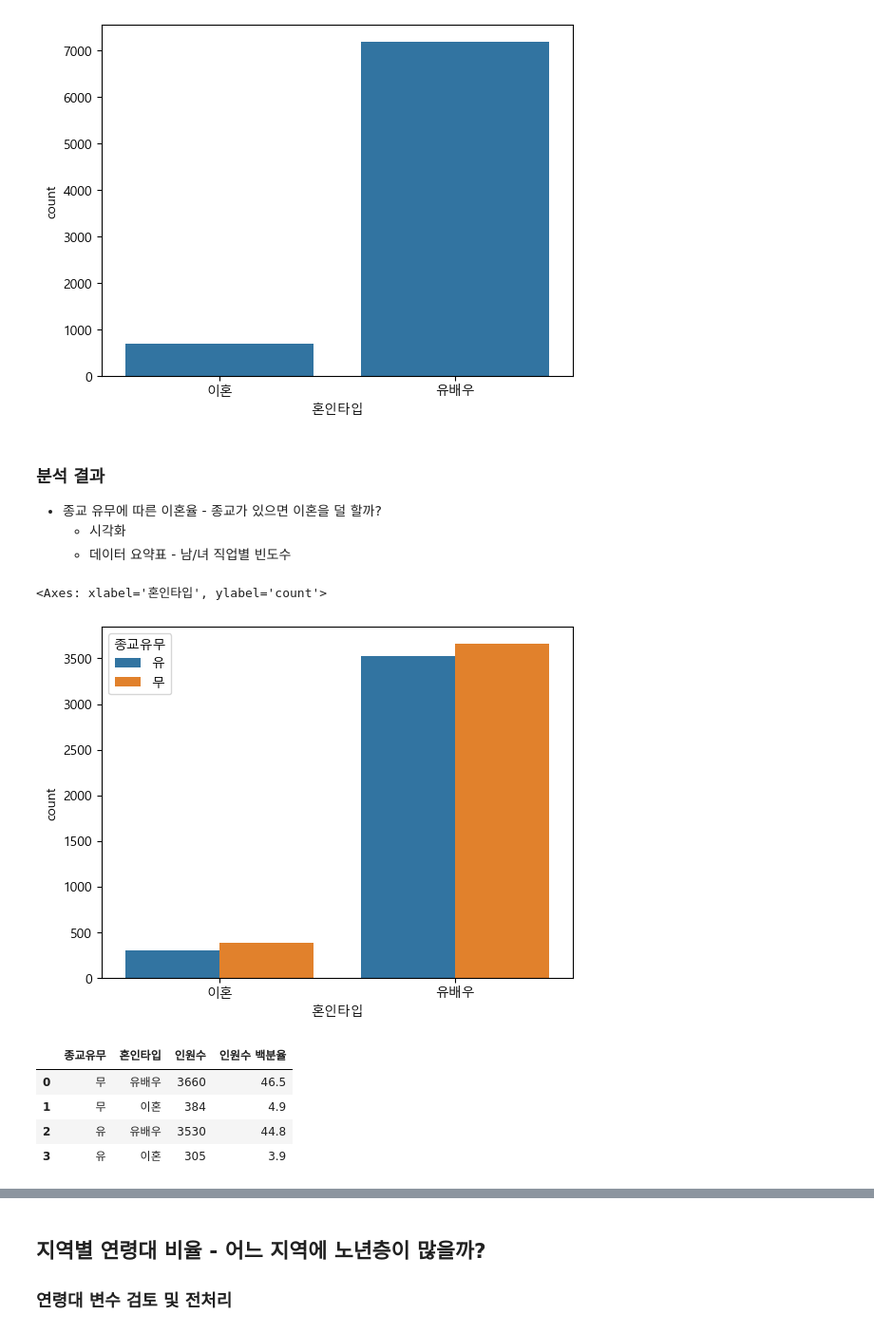
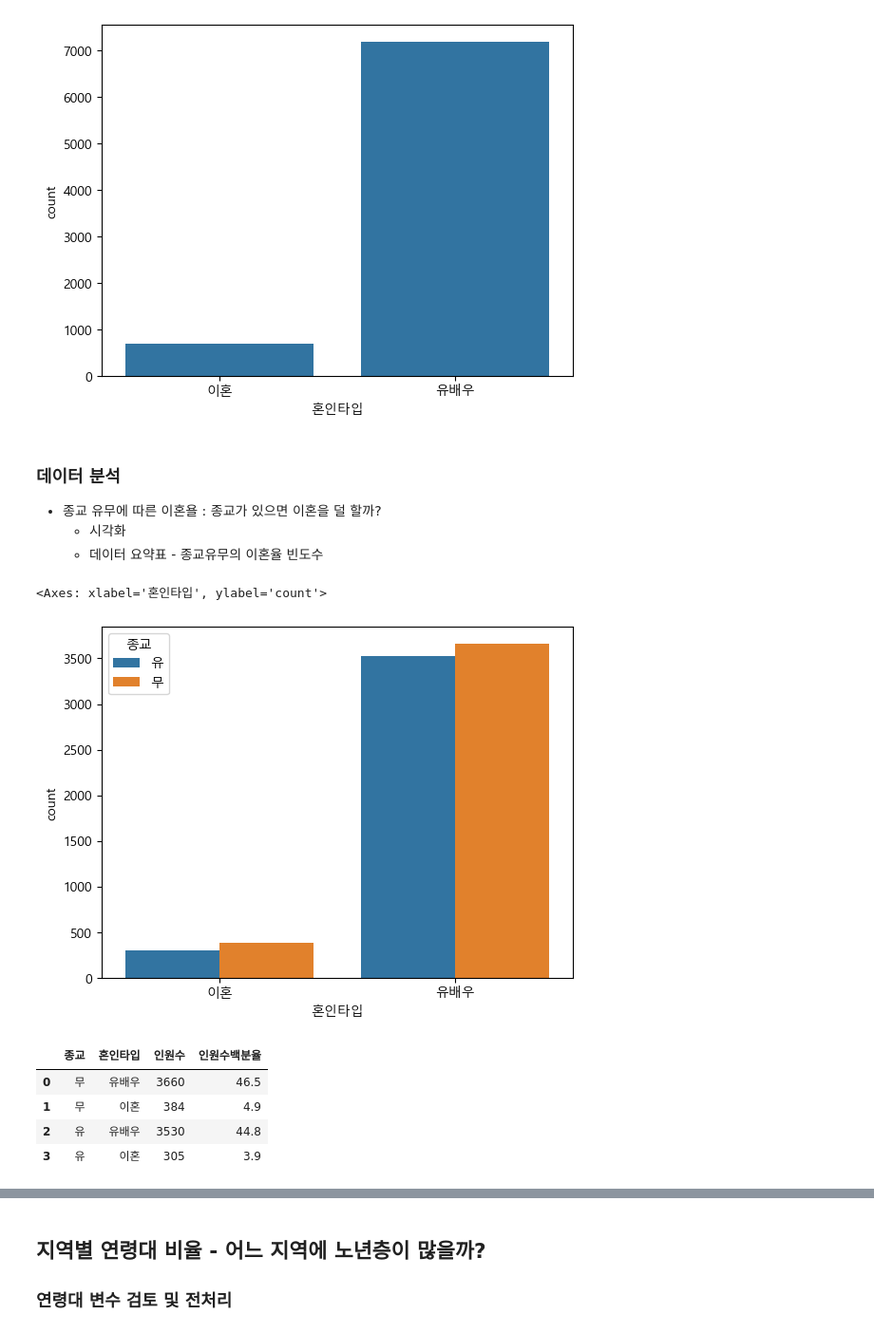
Before and after one commit to teacher88/AI, a Jupyter notebook: Basic/06_Project.ipynb, the cells around one changed output, grey strips where cells are left out. Shown: that part at 95% size. Cells and saved outputs as stored; diff of their text form; code cells hidden in the pictures.

```diff
--- a/Basic/06_Project.ipynb
+++ b/Basic/06_Project.ipynb
@@ -984,7 +975,7 @@ person.shape
 # %% [output]
 (14418, 7)
 # %%
-# joblist 데이터 파일 가져오기
-job_list=pd.read_excel('./Data/pandas/project/joblist.xlsx')
+job_list=pd.read_excel('./data/pandas/project/joblist.xlsx')
 job_list.shape
+job_list.head(2)
 # %% [output]
@@ -992,6 +985,5 @@ job_list.shape
 # %%
-# 병합
-pj_merage=person.merge(job_list, on='직업코드', how='left')
-pj_merage.shape
+pj_mearage=person.merge(job_list, on='직업코드', how='left')
+pj_mearage.shape
 # %% [output]
 (14418, 8)
@@ -1007,5 +990,5 @@ pj_merage.head()
 # %%
-ex_seven=pj_merage.copy()
+ex_seven=pj_mearage.copy()
 ex_seven.head()
 # %% [output]
 |  | 성별 | 태어난연도 | 혼인상태 | 종교 | 월급 | 직업코드 | 지역코드 | 직무내용 |
@@ -1045,6 +1028,4 @@ Name: count, dtype: int64
 # %%
-ex_seven['종교유무']=np.where(ex_seven['종교']==1, '유', '무')
-# ex_seven['종교유무']=np.where(ex_seven['종교']==1, '유',
-#                             np.where(ex_seven['종교']==2, '무', '없음'))
-ex_seven['종교유무'].value_counts()
+ex_seven['종교']=np.where(ex_seven['종교']==1, '유', '무')
+ex_seven['종교'].value_counts()
 # %% [output]
@@ -1102,22 +1076,22 @@ sns.countplot(data=rel_df, x='혼인타입')
 <Axes: xlabel='혼인타입', ylabel='count'>
 [figure]
 # %% [markdown]
-### 분석 결과
-* 종교 유무에 따른 이혼율 - 종교가 있으면 이혼을 덜 할까?
-  - 시각화
-  - 데이터 요약표 - 남/녀 직업별 빈도수
+### 데이터 분석
+- 종교 유무에 따른 이혼욜 : 종교가 있으면 이혼을 덜 할까?
+    - 시각화
+    - 데이터 요약표 - 종교유무의 이혼율 빈도수
 # %%
-sns.countplot(data=rel_df, x='혼인타입', hue='종교유무')
+sns.countplot(data=rel_df, x='혼인타입', hue='종교')
 # %% [output]
 <Axes: xlabel='혼인타입', ylabel='count'>
-[figure, old version]
+[figure, new version]
 # %%
-# 데이터 요약표 - 종교별 그룹화 후 혼인타입으로 비율 구하기
-result=rel_df.groupby(['종교유무', '혼인타입'])['혼인타입'].count().reset_index(name="인원수")
-result['인원수 백분율']=round(result['인원수'] /  result['인원수'].sum() * 100, 1)
+# 데이터 요약표 - 종교별 그룹화 후 혼인 비율 구하기
+result=rel_df.groupby(['종교', '혼인타입'])['혼인타입'].count().reset_index(name="인원수")
+result['인원수백분율']=round(result['인원수'] / result['인원수'].sum() * 100 , 1)
 result
 # %% [output]
-|  | 종교유무 | 혼인타입 | 인원수 | 인원수 백분율 |
+|  | 종교 | 혼인타입 | 인원수 | 인원수백분율 |
 | 0 | 무 | 유배우 | 3660 | 46.5 |
 | 1 | 무 | 이혼 | 384 | 4.9 |
 | 2 | 유 | 유배우 | 3530 | 44.8 |
```
Also changed, not shown: parts of 197 cells of this notebook.
